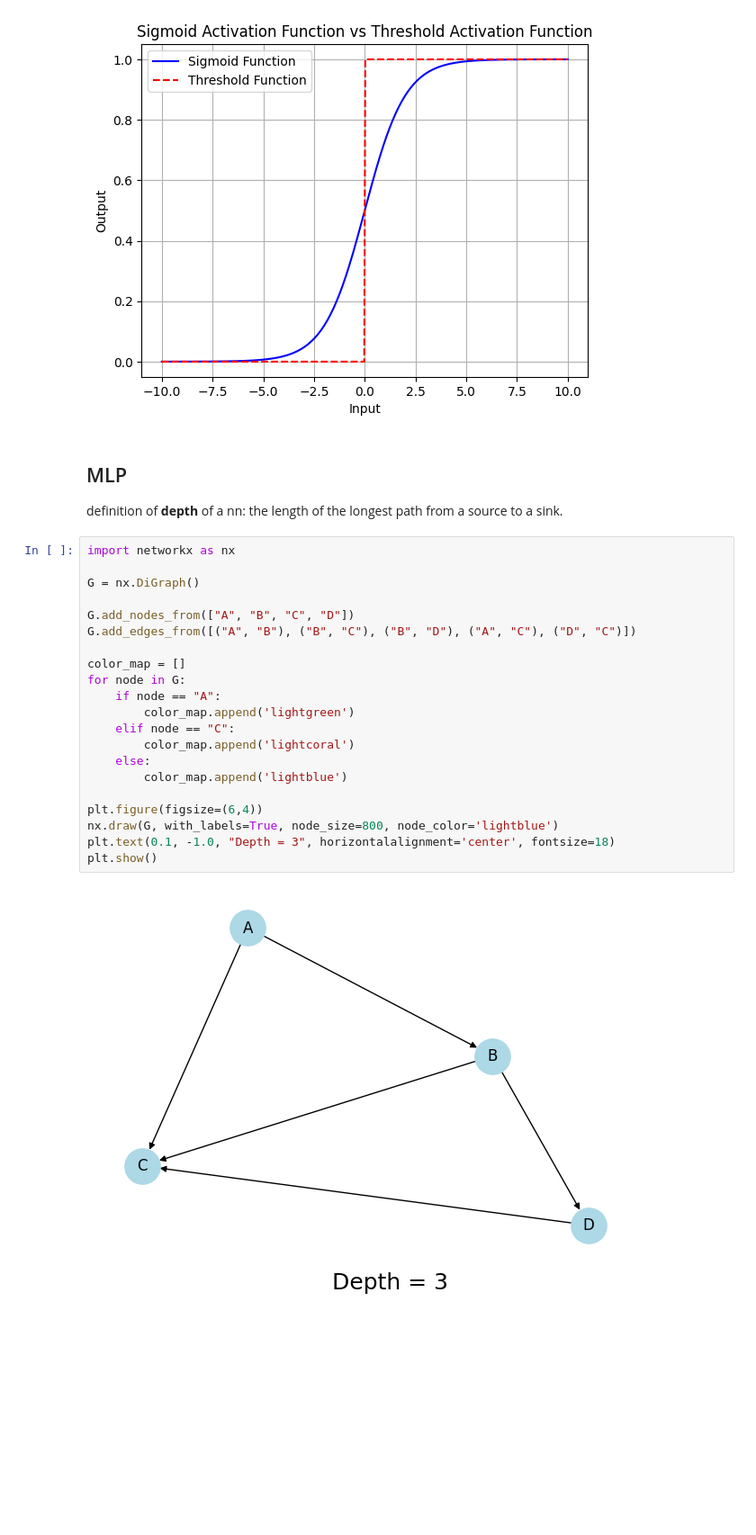
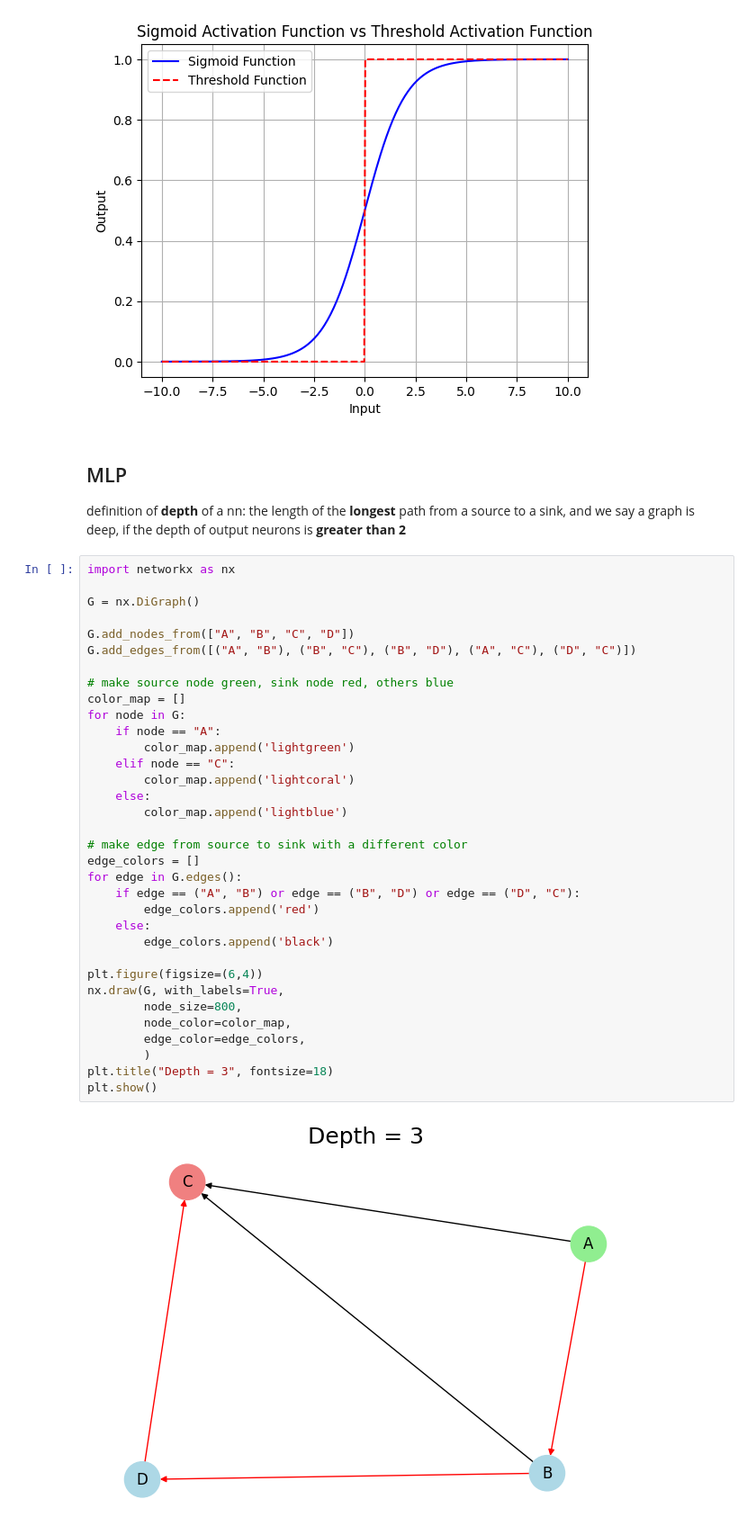
Before and after one commit to haonanyaaa/Intro-2-DL, a Jupyter notebook: lec2.ipynb, the cells around one changed output. Shown at 90% size. Cells and saved outputs as stored; diff of their text form; blank space fills up the shorter version.

```diff
--- a/lec2.ipynb
+++ b/lec2.ipynb
@@ -32,27 +32,40 @@ plt.show()
 # %% [markdown]
 ## MLP
 
-definition of **depth** of a nn: the length of the longest path from a source to a sink.
+definition of **depth** of a nn: the length of the **longest** path from a source to a sink, and we say a graph is deep, if the depth of output neurons is **greater than 2**
 # %%
 import networkx as nx
 
 G = nx.DiGraph()
 
 G.add_nodes_from(["A", "B", "C", "D"])
 G.add_edges_from([("A", "B"), ("B", "C"), ("B", "D"), ("A", "C"), ("D", "C")])
 
+# make source node green, sink node red, others blue
 color_map = []
 for node in G:
     if node == "A":
         color_map.append('lightgreen')
     elif node == "C":
         color_map.append('lightcoral')
     else:
         color_map.append('lightblue')
 
+# make edge from source to sink with a different color
+edge_colors = []
+for edge in G.edges():
+    if edge == ("A", "B") or edge == ("B", "D") or edge == ("D", "C"):
+        edge_colors.append('red')
+    else:
+        edge_colors.append('black')
+
 plt.figure(figsize=(6,4))
-nx.draw(G, with_labels=True, node_size=800, node_color='lightblue')
-plt.text(0.1, -1.0, "Depth = 3", horizontalalignment='center', fontsize=18)
+nx.draw(G, with_labels=True,
+        node_size=800,
+        node_color=color_map,
+        edge_color=edge_colors,
+        )
+plt.title("Depth = 3", fontsize=18)
 plt.show()
 # %% [output]
-[figure, old version]
+[figure, new version]
```
Also changed, not shown: parts of 7 cells of this notebook.
